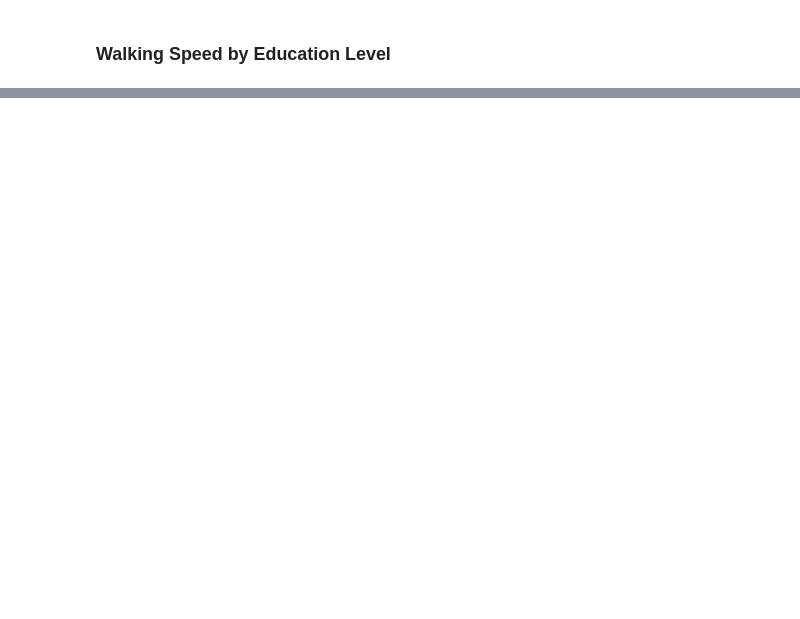
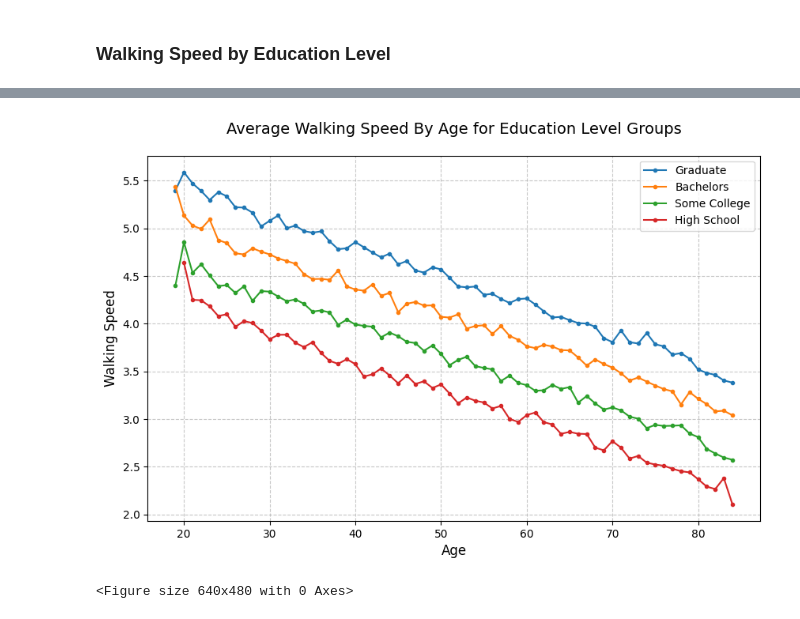
Before and after one commit to UCSF-DataSci/09-second-exam-hcheng25, a Jupyter notebook: visualize.ipynb, the cells around one changed output, grey strips where cells are left out. Cells and saved outputs as stored; diff of their text form; code cells hidden in the pictures; blank space fills up the shorter version.

```diff
--- a/visualize.ipynb
+++ b/visualize.ipynb
@@ -49,0 +54,38 @@ edu_levels = np.unique(df['education_level'])
+# %%
+import numpy as np
+
+edu_levels = np.unique(df['education_level'])
+
+# separate data by education levels and perform the following operations
+df_bach = df[df['education_level']==edu_levels[0]].sort_values(by='age') # sort in order of age
+df_bach['age'] = np.round(df_bach['age']) # round ages to nearest whole number
+df_bach_means = df_bach.groupby('age')['walking_speed'].mean() # get the mean walk speed of all observations of each age value
+
+df_grad = df[df['education_level']==edu_levels[1]].sort_values(by='age')
+df_grad['age'] = np.round(df_grad['age'])
+df_grad_means = df_grad.groupby('age')['walking_speed'].mean()
+
+df_high = df[df['education_level']==edu_levels[2]].sort_values(by='age')
+df_high['age'] = np.round(df_high['age'])
+df_high_means = df_high.groupby('age')['walking_speed'].mean()
+
+df_coll = df[df['education_level']==edu_levels[3]].sort_values(by='age')
+df_coll['age'] = np.round(df_coll['age'])
+df_coll_means = df_coll.groupby('age')['walking_speed'].mean()
+
+plt.figure(figsize=(10,6))
+plt.plot(df_grad_means.index.values, df_grad_means, marker='.', label="Graduate")
+plt.plot(df_bach_means.index.values, df_bach_means, marker='.', label="Bachelors")
+plt.plot(df_coll_means.index.values, df_coll_means, marker='.', label="Some College")
+plt.plot(df_high_means.index.values, df_high_means, marker='.', label="High School")
+plt.cm.Set2
+plt.title('Average Walking Speed By Age for Education Level Groups', fontsize=14, pad=20)
+plt.xlabel('Age', fontsize=12)
+plt.ylabel('Walking Speed', fontsize=12)
+plt.grid(True, linestyle='--', alpha=0.7)
+plt.legend(fontsize=10)
+plt.show()
+plt.clf()
+# %% [output]
+[figure, added]
+<Figure size 640x480 with 0 Axes>
```
Also changed, not shown: parts of 4 cells of this notebook, 1 other file.
